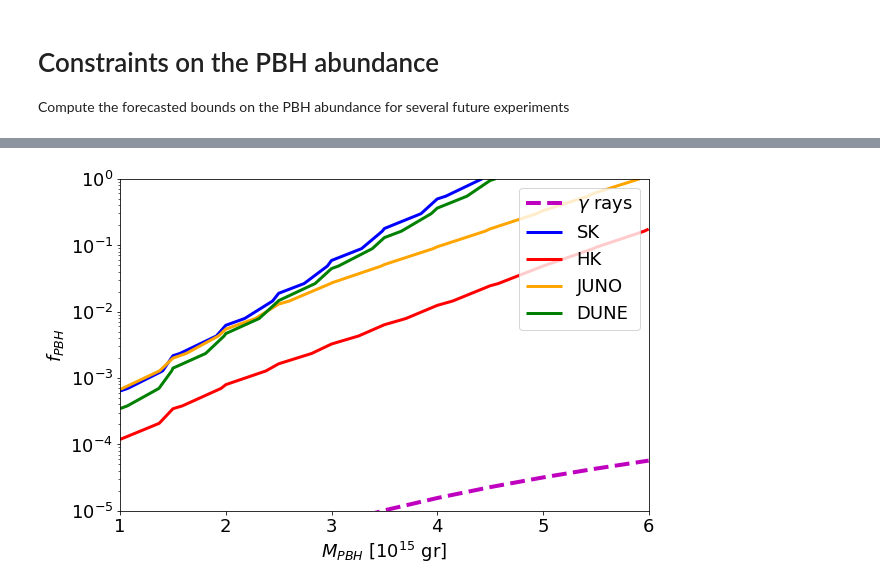
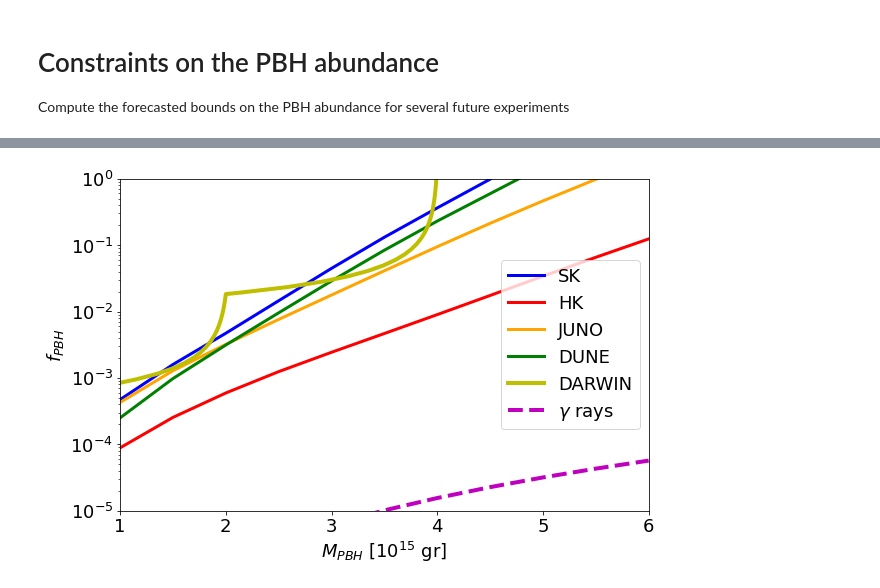
Before and after one commit to vmmunoza/nuHawkHunter, a Jupyter notebook: PBH_Constraints.ipynb, the cells around one changed output, grey strips where cells are left out. Drawn from its saved outputs; the diff is of its cells as text; code cells hidden in the pictures.

```diff
--- a/PBH_Constraints.ipynb
+++ b/PBH_Constraints.ipynb
@@ -9,12 +9,12 @@ from chi2_pro import *
 import matplotlib as mpl
 mpl.rcParams.update({'font.size': 18})
 
-# gamma ray PBH bound, from Carr et al 2020 (write elsewhere)
+# gamma ray PBH bound, from Carr et al 2020 (write elsewhere, and check if it is at 90 CL)
 def boundgamma(M):
     ep = 0.2
     return 2.e-8*(M/5e14)**(3+ep)
 
-Mpbhs = np.linspace(1.e15, 6.e15, 11)
+Mpbhs = np.linspace(1.e15, 6e15, 11)
 fpbhs = np.logspace(-5, 0, 20)
 
 exps = ["SK", "HK", "JUNO", "DUNE"]
@@ -34,15 +34,17 @@ for ie, exp in enumerate(exps):
     # Compute event rate
     compute_events(Mpbhs, fpbhs, exp)  # fpbhs not used here actually
 
-    chitab = compute_chi2(Mpbhs, fpbhs, exp)
-    m_PBH,f_PBH,chi2_val = np.transpose(np.array(chitab))
+    chitab, fpbh_bounds = compute_chi2_2D_mod(Mpbhs, fpbhs, exp)
+    """m_PBH,f_PBH,chi2_val = np.transpose(np.array(chitab))
 
-    chi2_90CL_Nparam = 4.61
+    chi2_90CL_Nparam = 2.71
     min_chi2 = np.min(chi2_val)
     max_chi2 = np.max(chi2_val)
     chi2 = chi2_90CL_Nparam + min_chi2
 
-    XX, YY, ZZ = grid_val(m_PBH,f_PBH,chi2_val)
+    XX, YY, ZZ = grid_val(m_PBH,f_PBH,chi2_val)"""
+
+    plt.plot(Mpbhs/1e15, fpbh_bounds, color=cols[ie],linestyle='-',linewidth=3, label=exps[ie])
 
     """
     XX, YY = np.meshgrid(Mpbhs, fpbhs)
@@ -56,13 +58,16 @@ for ie, exp in enumerate(exps):
     CP =plt.contour(Mpbhsvec/1.e15,fpbhsvec,bounds_int(Mpbhsvec,fpbhsvec), levels=[chi2], colors=cols[ie],linestyles='-')
     """
 
-    CP = plt.contour(XX/1e15,YY,ZZ, levels=[chi2], colors=cols[ie],linestyles='-',linewidths=3)
+    #CP = plt.contour(XX/1e15,YY,ZZ, levels=[chi2], colors=cols[ie],linestyles='-',linewidths=3)
     #CPF=plt.contourf(XX,YY,ZZ, levels=[chi2,max_chi2],colors=cols[ie],alpha=0.3)
 
-    labels = [exp]
+    """labels = [exp]
 
     for i in range(len(labels)):
-        CP.collections[i].set_label(labels[i])
+        CP.collections[i].set_label(labels[i])"""
+
+mm, ff = np.loadtxt("f_mass2.csv",delimiter=",",unpack=True)
+plt.plot(mm/1e15, ff, color="y", linestyle="-", lw=4, label=r"DARWIN")
 
 plt.plot(Mpbhs/1e15, boundgamma(Mpbhs), color="m", linestyle="--", lw=4, label=r"$\gamma$ rays")
 
@@ -74,7 +79,7 @@ plt.xlabel(r'$ M_{PBH} $'+' [$10^{15}$ gr]')
 
 plt.legend()#loc='lower right',frameon=False)
 
-#plt.xlim(Mpbhs[0]/1e15, Mpbhs[-1]/1e15)
+plt.xlim(Mpbhs[0]/1e15, Mpbhs[-1]/1e15)
 plt.ylim(fpbhs[0], fpbhs[-1])
 
 plt.tight_layout()
@@ -84 +93 @@ plt.show()
-[figure, old version]
+[figure, new version]
```
Also changed, not shown: parts of 1 cell of this notebook, 36 other files.
